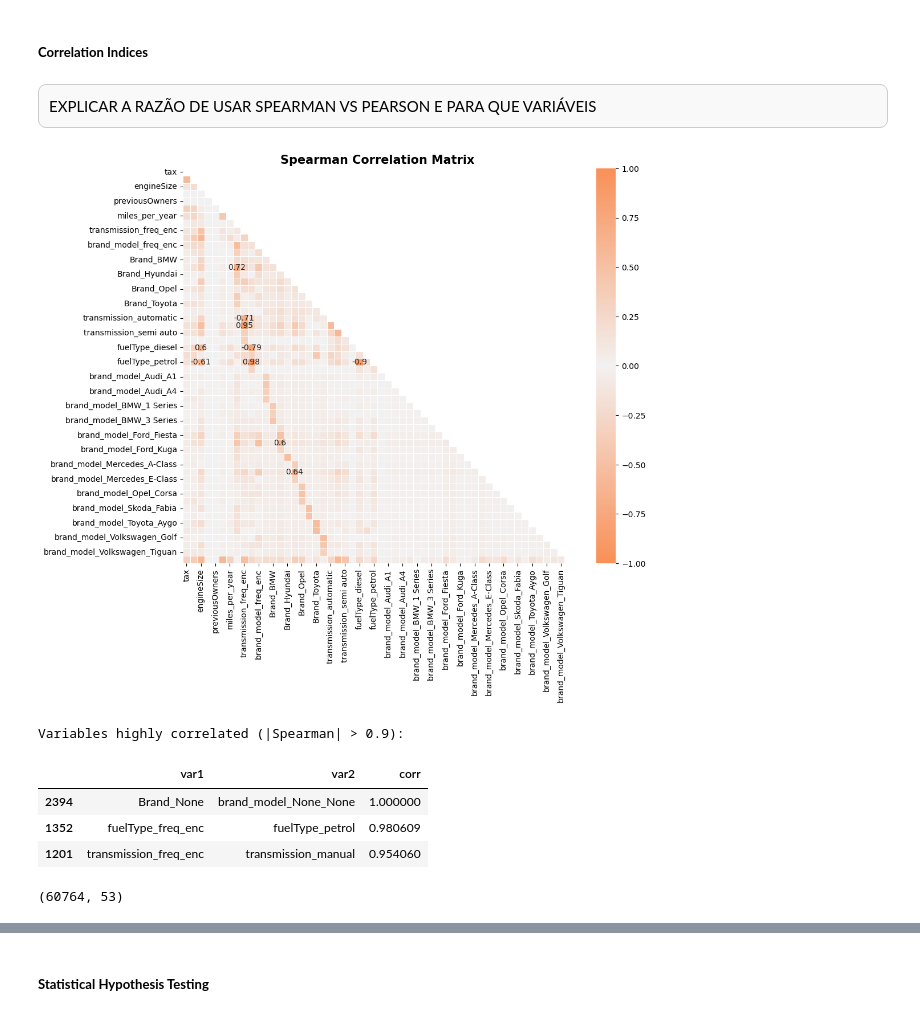
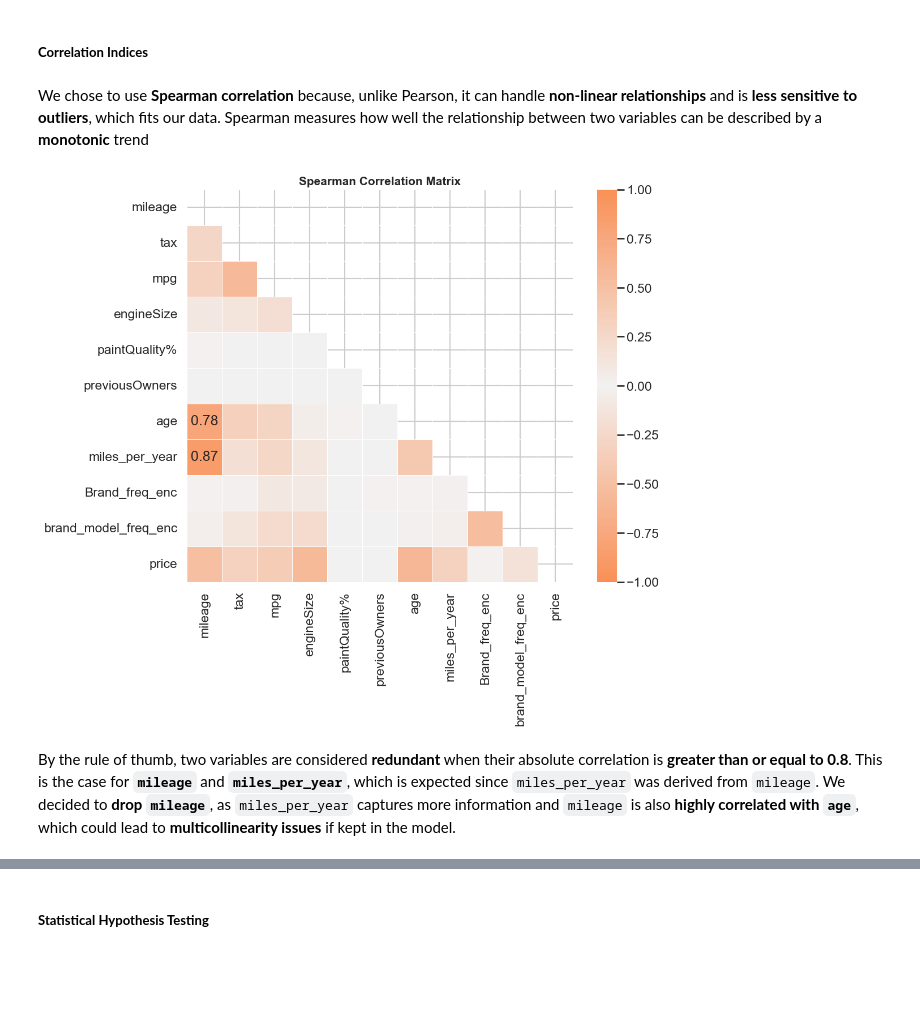
Before and after one commit to Filipa2002/Cars4You-Expediting-Car-Evaluations-with-ML, a Jupyter notebook: car_evaluations_group37 - part2.ipynb, the cells around one changed output, grey strips where cells are left out. Drawn from its saved outputs; the diff is of its cells as text; code cells hidden in the pictures; blank space fills up the shorter version.

```diff
--- a/car_evaluations_group37 - part2.ipynb
+++ b/car_evaluations_group37 - part2.ipynb
@@ -190,69 +174,43 @@ for d in DATASETS:
     d = d.drop(columns=low_variance, errors='ignore', inplace=True)
 # %% [markdown]
 ##### **Correlation Indices**
-# %% [markdown]
-<div style="background-color:#f9f9f9; border:1.5px solid #ccc; border-radius:8px; padding: 10px; width:1130px; text-align: justify;">
-EXPLICAR A RAZÃO DE USAR SPEARMAN VS PEARSON E PARA QUE VARIÁVEIS <br>
-</div>
+# %% [markdown]
+We chose to use **Spearman correlation** because, unlike Pearson, it can handle **non-linear relationships** and is **less sensitive to outliers**, which fits our data. Spearman measures how well the relationship between two variables can be described by a **monotonic** trend
+# %%
+# Identify non-binary columns in X_train
+non_binary_cols = X_train.columns[X_train.nunique() > 2]
+
+# Create a filtered DataFrame with only non-binary columns
+X_train_filtered = X_train[non_binary_cols].copy()
 # %%
 ##### Spearman Correlation ####
-cor = pd.concat([X_train, y_train], axis=1).corr(method='spearman').round(2)
+cor = pd.concat([X_train_filtered, y_train], axis=1).corr(method='spearman').round(2)
 
 # Create a custom diverging colormap based on orange tones
 cmap = sns.diverging_palette(h_neg=30, h_pos=30, s=90, l=70, n=256, center="light", as_cmap=True)
 
 # Create a Mask to hide the upper triangle (to avoid redundancy)
 mask = np.zeros_like(cor, dtype=np.bool_)
 mask[np.triu_indices_from(mask)] = True
 
-# Only show values where absolute correlation is >= 0.4
+# Only show values where absolute correlation is >= 0.6
 mask_annot = np.absolute(cor.values) >= 0.6
 annot = np.where(mask_annot, cor.values, np.full(cor.shape, ""))
 
 
 # Plotting
 plt.figure(figsize=(11, 9))
 sns.heatmap(
     data=cor,
     mask=mask,              # Hide the upper triangle
     cmap=cmap,              # Custom divergent color map
-    annot=annot,            # Show annotations only if |value| >= 0.4
+    annot=annot,            # Show annotations only if |value| >= 0.6
     fmt='s',                # Format annotations as strings
     vmin=-1, vmax=1, center=0, # Ensure the scale is from -1 to 1, centered at 0
     linewidths=0.5,
 )
 
 plt.title('Spearman Correlation Matrix', fontsize=15, fontweight='bold')
 plt.show()
 # %% [output]
-[figure, old version]
+[figure, new version]
-# %%
-# Matriz de correlação sem o target
-cor_no_target = cor.drop(index="price", columns="price", errors="ignore")
-
-# Define threshold para considerar “alta correlação”
-threshold = 0.9
-
-# Pega pares de variáveis fortemente correlacionadas
-high_corr_pairs = (
-    cor_no_target
-    .where(np.triu(np.ones(cor_no_target.shape), k=1).astype(bool))  # upper triangle only
-    .stack()
-    .reset_index()
-    .rename(columns={"level_0": "var1", "level_1": "var2", 0: "corr"})
-)
-
-# Filtra pelos pares com |corr| acima do threshold
-high_corr_pairs = high_corr_pairs[high_corr_pairs["corr"].abs() > threshold]
-
-if not high_corr_pairs.empty:
-    print(f"Variables highly correlated (|Spearman| > {threshold}):")
-    display(high_corr_pairs.sort_values("corr", key=np.abs, ascending=False))
-else:
-    print(f"No variable pairs found with |Spearman| > {threshold}.")
-# %% [output]
-Variables highly correlated (|Spearman| > 0.9):
-|  | var1 | var2 | corr |
-| 2394 | Brand_None | brand_model_None_None | 1.000000 |
-| 1352 | fuelType_freq_enc | fuelType_petrol | 0.980609 |
-| 1201 | transmission_freq_enc | transmission_manual | 0.954060 |
@@ -264,5 +217,3 @@ for d in DATASETS:
-# %%
-X_train.shape
-# %% [output]
-(60764, 53)
+# %% [markdown]
+By the rule of thumb, two variables are considered **redundant** when their absolute correlation is **greater than or equal to 0.8**. This is the case for **`mileage`** and **`miles_per_year`**, which is expected since `miles_per_year` was derived from `mileage`. We decided to **drop `mileage`**, as `miles_per_year` captures more information and `mileage` is also **highly correlated with `age`**, which could lead to **multicollinearity issues** if kept in the model.
 # %%
```
Also changed, not shown: parts of 36 cells of this notebook, 6 other files.
